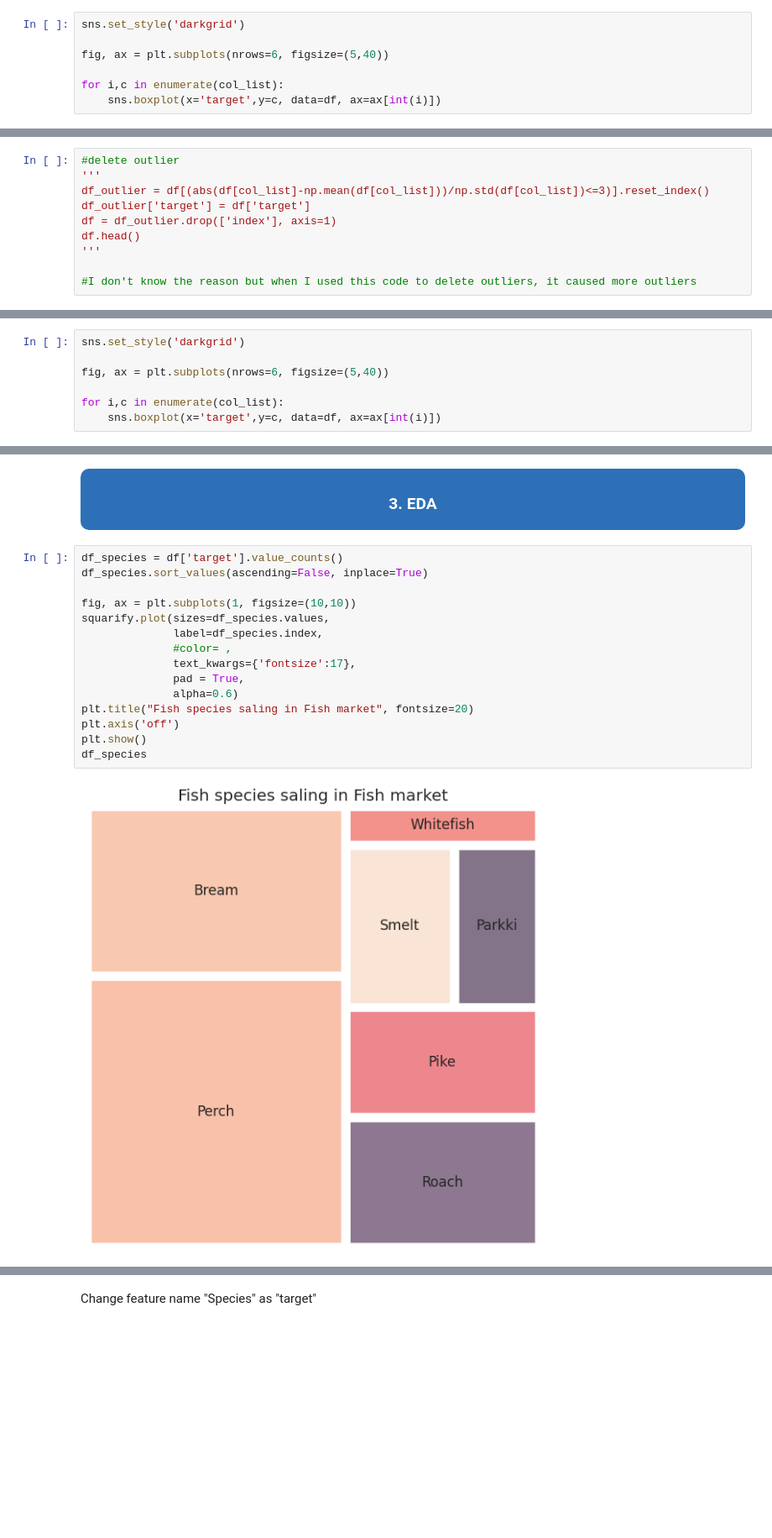
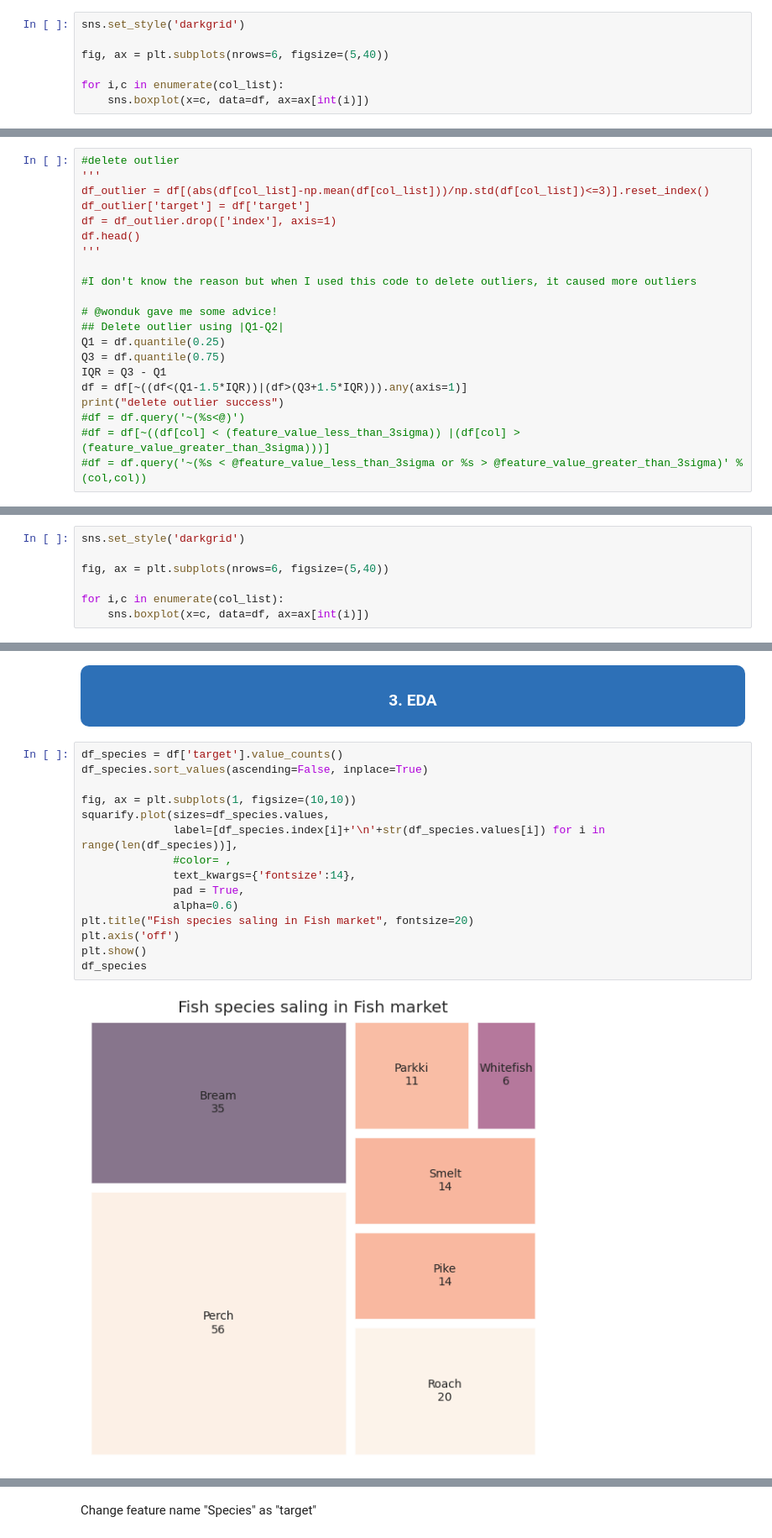
Before and after one commit to hongseoi/Kaggle, a Jupyter notebook: EDA&ML:Fish_market.ipynb, the cells around one changed output, grey strips where cells are left out. Shown at 84% size. Cells and saved outputs as stored; diff of their text form; blank space fills up the shorter version.

```diff
--- a/EDA&ML:Fish_market.ipynb
+++ b/EDA&ML:Fish_market.ipynb
@@ -98,5 +100,5 @@ sns.set_style('darkgrid')
 fig, ax = plt.subplots(nrows=6, figsize=(5,40))
 
 for i,c in enumerate(col_list):
-    sns.boxplot(x='target',y=c, data=df, ax=ax[int(i)])
+    sns.boxplot(x=c, data=df, ax=ax[int(i)])
 # %% [output]
@@ -113,4 +115,15 @@ df.head()
 '''
 
 #I don't know the reason but when I used this code to delete outliers, it caused more outliers
+
+# @wonduk gave me some advice!
+## Delete outlier using |Q1-Q2|
+Q1 = df.quantile(0.25)
+Q3 = df.quantile(0.75)
+IQR = Q3 - Q1
+df = df[~((df<(Q1-1.5*IQR))|(df>(Q3+1.5*IQR))).any(axis=1)]
+print("delete outlier success")
+#df = df.query('~(%s<@)')
+#df = df[~((df[col] < (feature_value_less_than_3sigma)) |(df[col] > (feature_value_greater_than_3sigma)))]
+#df = df.query('~(%s < @feature_value_less_than_3sigma or %s > @feature_value_greater_than_3sigma)' %(col,col))
 # %% [output]
@@ -170,5 +183,5 @@ sns.set_style('darkgrid')
 fig, ax = plt.subplots(nrows=6, figsize=(5,40))
 
 for i,c in enumerate(col_list):
-    sns.boxplot(x='target',y=c, data=df, ax=ax[int(i)])
+    sns.boxplot(x=c, data=df, ax=ax[int(i)])
 # %% [output]
@@ -178,20 +191,20 @@ for i,c in enumerate(col_list):
 # %%
 df_species = df['target'].value_counts()
 df_species.sort_values(ascending=False, inplace=True)
 
 fig, ax = plt.subplots(1, figsize=(10,10))
 squarify.plot(sizes=df_species.values,
-              label=df_species.index,
+              label=[df_species.index[i]+'\n'+str(df_species.values[i]) for i in range(len(df_species))],
               #color= ,
-              text_kwargs={'fontsize':17},
+              text_kwargs={'fontsize':14},
               pad = True,
               alpha=0.6)
 plt.title("Fish species saling in Fish market", fontsize=20)
 plt.axis('off')
 plt.show()
 df_species
 # %% [output]
-[figure, old version]
+[figure, new version]
 Perch        56
 Bream        35
 Roach        20
```
Also changed, not shown: parts of 17 cells of this notebook.
